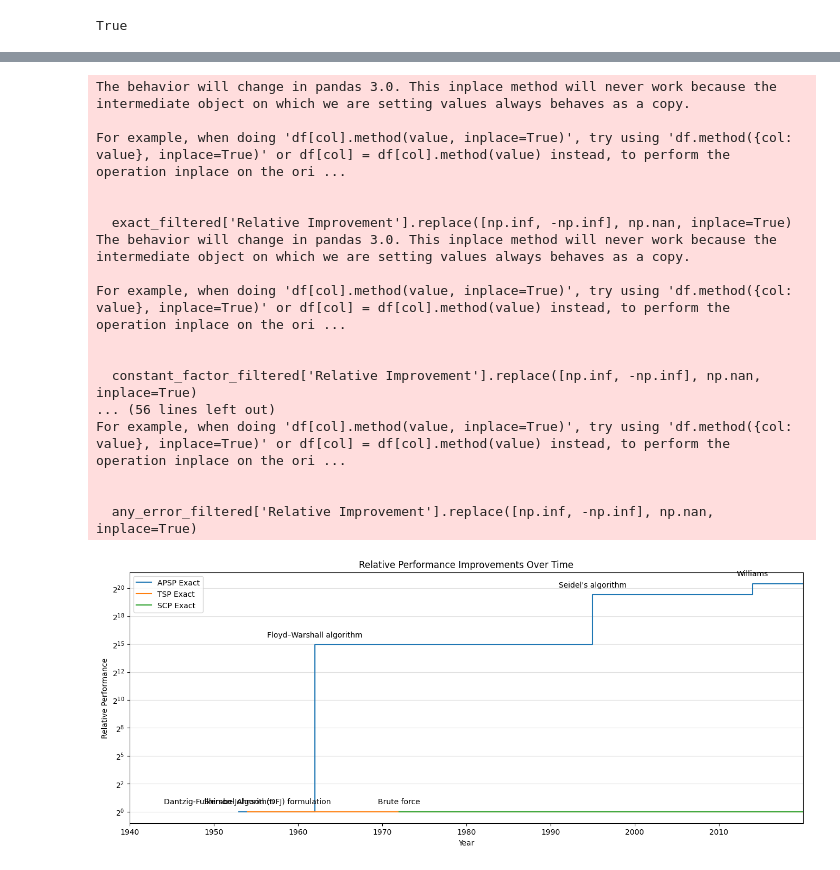
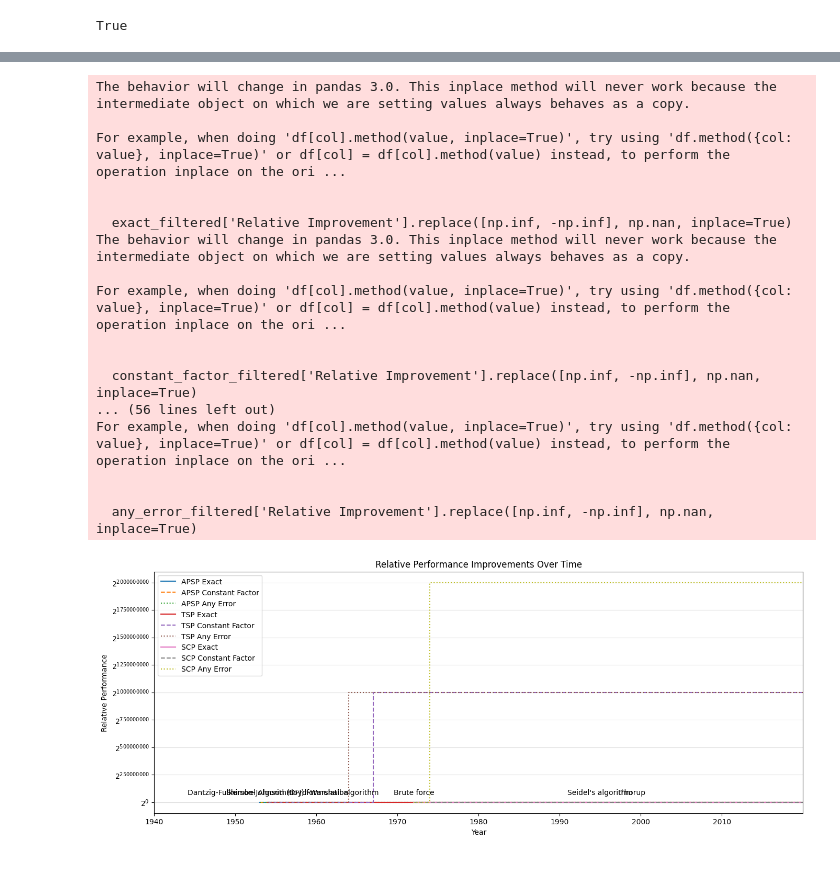
Before and after one commit to andrewlucasgs/approximation-algorithms, a Jupyter notebook: time copy.ipynb, the cells around one changed output, grey strips where cells are left out. Saved outputs shown, nothing was run; the diff lists cells and outputs as text; code cells hidden in the pictures.

```diff
--- a/time copy.ipynb
+++ b/time copy.ipynb
@@ -58,7 +58,7 @@ approximation_algorithms = approximation_algorithms[approximation_algorithms['Ti
 
 
 # remove question marks from time encoding
-approximation_algorithms['Time Encoding'] = approximation_algorithms['Time Encoding'].str.replace('?', '')
+approximation_algorithms['Time Encoding'] = approximation_algorithms['Time Encoding'].astype(str).str.replace('?', '')
 approximation_algorithms['Time Encoding'].value_counts()
 # %% [output]
 Time Encoding
@@ -292,7 +292,6 @@ True
 import pandas as pd
 # families = ["All-Pairs Shortest Paths (APSP)", "The Traveling-Salesman Problem", "The Set-Covering Problem"]
 
-# Assuming APSP_exact, APSP_constant_factor, and APSP_any_error are already defined
 
 def filter_lowest_values(df):
     df.sort_values(by=['Year'], inplace=True)
@@ -308,8 +307,8 @@ def filter_lowest_values(df):
     df.reset_index(drop=True, inplace=True)
     return df
 
-APSP_exact = sheet1[sheet1['Family Name'] == 'The Traveling-Salesman Problem']
-APSP_constant_factor = approximation_algorithms[approximation_algorithms['Family Name'] == 'The Traveling-Salesman Problem']
+APSP_exact = sheet1[sheet1['Family Name'] == 'All-Pairs Shortest Paths (APSP)']
+APSP_constant_factor = approximation_algorithms[approximation_algorithms['Family Name'] == 'All-Pairs Shortest Paths (APSP)']
 
 # Filter APSP_constant_factor with correct conditions
 APSP_constant_factor = APSP_constant_factor[
@@ -513,8 +519,8 @@ plt.figure(figsize=(16, 6))
 
 def plot_family_data(exact_filtered, constant_factor_filtered, any_error_filtered, label_prefix):
     plt.step(exact_filtered['Year'], exact_filtered['Relative Improvement'], where='post', label=f'{label_prefix} Exact')
-    # plt.step(constant_factor_filtered['Year'], constant_factor_filtered['Relative Improvement'], where='post', linestyle='--', label=f'{label_prefix} Constant Factor')
-    # plt.step(any_error_filtered['Year'], any_error_filtered['Relative Improvement'], where='post', linestyle=':', label=f'{label_prefix} Any Error')
+    plt.step(constant_factor_filtered['Year'], constant_factor_filtered['Relative Improvement'], where='post', linestyle='--', label=f'{label_prefix} Constant Factor')
+    plt.step(any_error_filtered['Year'], any_error_filtered['Relative Improvement'], where='post', linestyle=':', label=f'{label_prefix} Any Error')
 
     for i, row in exact_filtered.iterrows():
         if i == len(exact_filtered) - 1:
@@ -536,34 +542,34 @@ plt.legend()
 
 # Custom formatter for the y-axis
 def y_format(val, pos):
     return f'$2^{{{val:.0f}}}$'
 
 plt.gca().yaxis.set_major_formatter(plt.FuncFormatter(y_format))
 
 # ygrid lines
 plt.grid(True, which='major', axis='y', linestyle='-', color='#DDD')
 
 # Show the plot
 plt.show()
 # %% [output]
 The behavior will change in pandas 3.0. This inplace method will never work because the intermediate object on which we are setting values always behaves as a copy.
 
 For example, when doing 'df[col].method(value, inplace=True)', try using 'df.method({col: value}, inplace=True)' or df[col] = df[col].method(value) instead, to perform the operation inplace on the ori ...
 
 
   exact_filtered['Relative Improvement'].replace([np.inf, -np.inf], np.nan, inplace=True)
 The behavior will change in pandas 3.0. This inplace method will never work because the intermediate object on which we are setting values always behaves as a copy.
 
 For example, when doing 'df[col].method(value, inplace=True)', try using 'df.method({col: value}, inplace=True)' or df[col] = df[col].method(value) instead, to perform the operation inplace on the ori ...
 
 
   constant_factor_filtered['Relative Improvement'].replace([np.inf, -np.inf], np.nan, inplace=True)
 ... (56 lines left out)
 For example, when doing 'df[col].method(value, inplace=True)', try using 'df.method({col: value}, inplace=True)' or df[col] = df[col].method(value) instead, to perform the operation inplace on the ori ...
 
 
   any_error_filtered['Relative Improvement'].replace([np.inf, -np.inf], np.nan, inplace=True)
-[figure, old version]
+[figure, new version]
 # %%
 import pandas as pd
 import numpy as np
```
Also changed, not shown: parts of 12 cells of this notebook, 5 other files.
